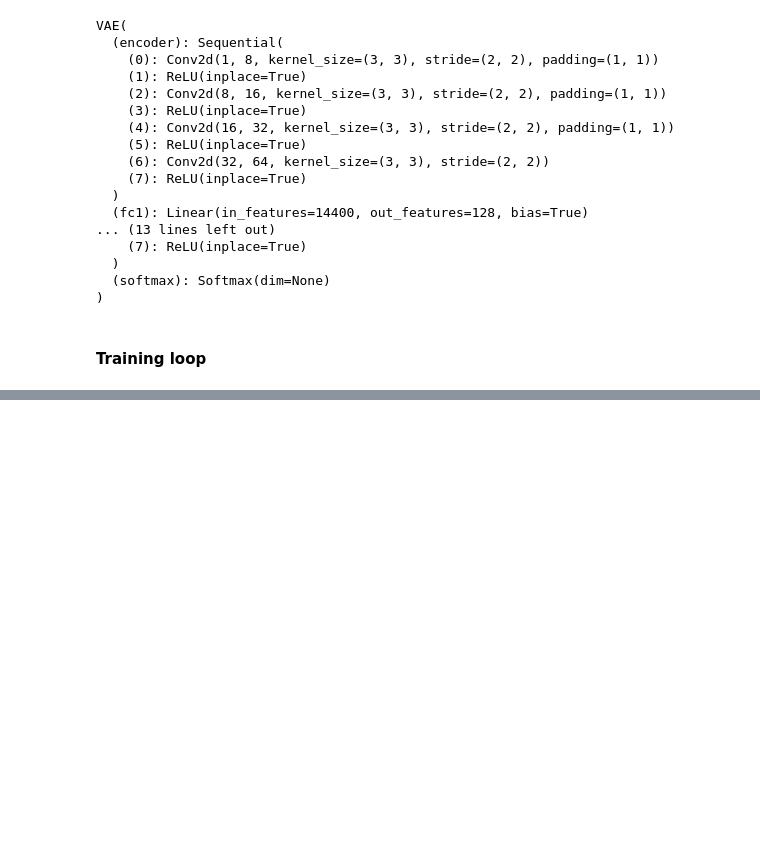
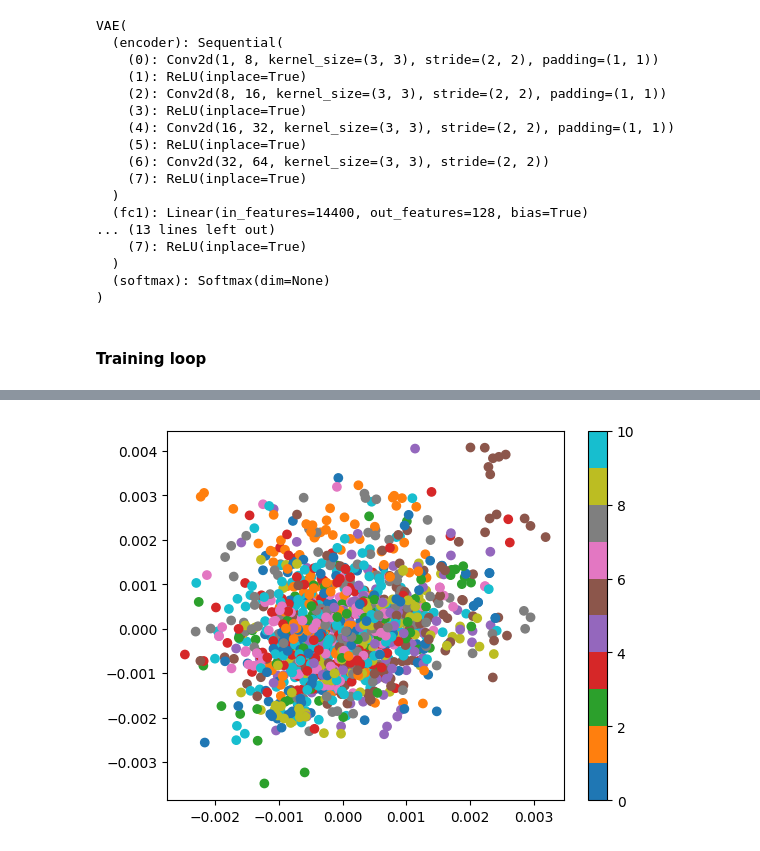
Before and after one commit to phihd/brain-tumor-classification, a Jupyter notebook: notebooks/vae_benchmark.ipynb, the cells around one changed output, grey strips where cells are left out. Saved outputs shown, nothing was run; the diff lists cells and outputs as text; code cells hidden in the pictures; blank space fills up the shorter version.

```diff
--- a/notebooks/vae_benchmark.ipynb
+++ b/notebooks/vae_benchmark.ipynb
@@ -33,7 +33,7 @@ train_image_dict = {}
 test_image_dict = {}
 val_image_dict = {}
 for tumor_type in list(image_dict.keys()):
-    train_image_dict[tumor_type] = image_dict[tumor_type][:120]
+    train_image_dict[tumor_type] = image_dict[tumor_type][:]
     val_image_dict[tumor_type] = image_dict[tumor_type][120:150]
     test_image_dict[tumor_type] = image_dict[tumor_type][150:]
 print(*image_dict.keys(), sep=', ')
@@ -74,7 +74,7 @@ class VAE(nn.Module):
                                      nn.ReLU(inplace=True),
                                      nn.Conv2d(16, 32, kernel_size=3, stride=2, padding=1),
                                      nn.ReLU(inplace=True),
-                                     nn.Conv2d(32, 64, kernel_size=3, stride=2),
+                                     nn.Conv2d(32, 64, kernel_size=3, stride=2, padding=0),
                                      nn.ReLU(inplace=True))
         self.fc1 = nn.Linear(64*15*15, 128)
         self.fc_mu = nn.Linear(128, latent_dim)
@@ -83,10 +83,10 @@ class VAE(nn.Module):
         # Decoder
         self.fc2 = nn.Linear(latent_dim, 128)
         self.fc3 = nn.Linear(128, 64*15*15)
-        self.unflatten = nn.Unflatten(dim=1, unflattened_size=(128, 3, 3))
+        self.unflatten = nn.Unflatten(dim=1, unflattened_size=(64, 15, 15))
         self.decoder = nn.Sequential(nn.ConvTranspose2d(64, 32, kernel_size=3, stride=2),
                                      nn.ReLU(inplace=True),
-                                     nn.ConvTranspose2d(32, 16, kernel_size=3, stride=2, padding=1, output_padding=1),
+                                     nn.ConvTranspose2d(32, 16, kernel_size=3, stride=2, output_padding=1),
                                      nn.ReLU(inplace=True),
                                      nn.ConvTranspose2d(16, 8, kernel_size=3, stride=2, padding=1, output_padding=1),
                                      nn.ReLU(inplace=True),
@@ -134,9 +134,9 @@ class VAE(nn.Module):
 # %% [markdown]
 #### Hyperparameters set
 # %%
-learning_rate = 3e-4
+learning_rate = 3e-5
 batch_size = 32
-epochs = 1
+epochs = 50
 latent_dim = 2
 weight = 0.8
 # %% [markdown]
@@ -201,8 +196,0 @@ optimizer = torch.optim.SGD(model.parameters(), lr=learning_rate, momentum=0.9)
-# %%
-X, y = next(iter(train_dataloader))
-X = X.to(device)
-print(X.shape)
-x = model.encoder(X)
-print(x.shape)
-x = torch.flatten(x, start_dim=1)
-print(x.shape)
@@ -264,8 +251,10 @@ plt.xlabel('Epoch', fontsize=12)
 # %%
 for batch, (X, y) in enumerate(train_dataloader):
     mu, log_var = model.encode(X.to(device))
     mu = mu.to('cpu').detach().numpy()
     plt.scatter(mu[:, 0], mu[:, 1], c=y, cmap='tab10')
-    if i > num_batches:
+    if batch > 41:
         plt.colorbar()
         break
+# %% [output]
+[figure, added]
```
Also changed, not shown: parts of 4 cells of this notebook, 7 other files.
